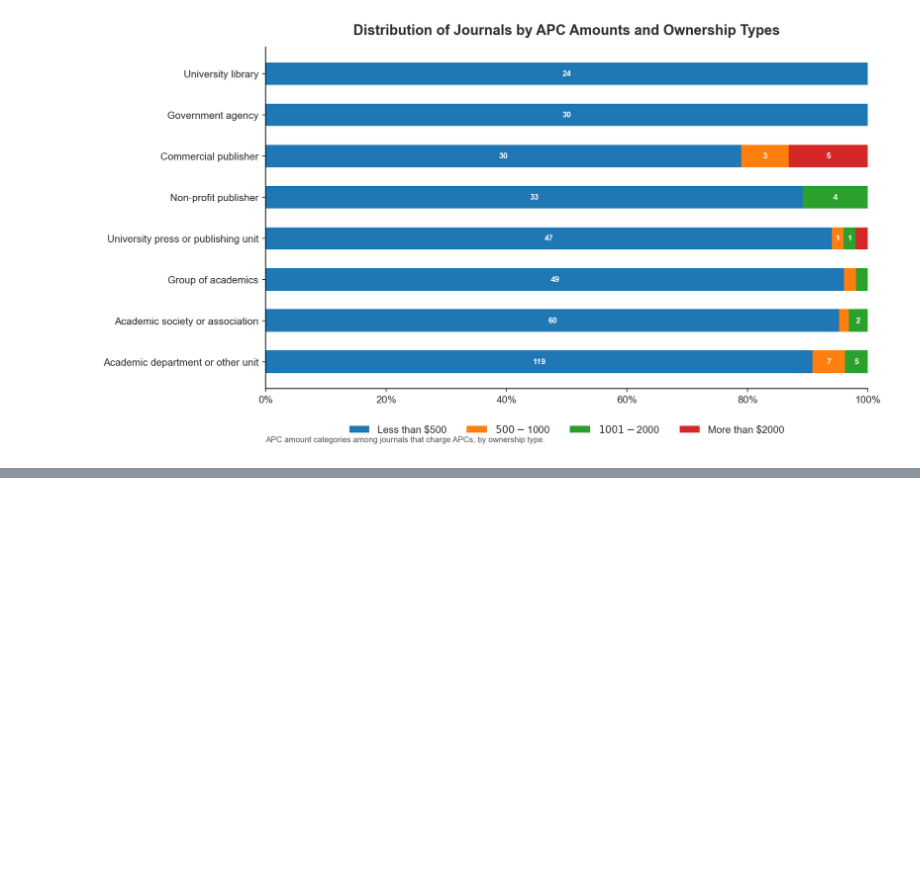
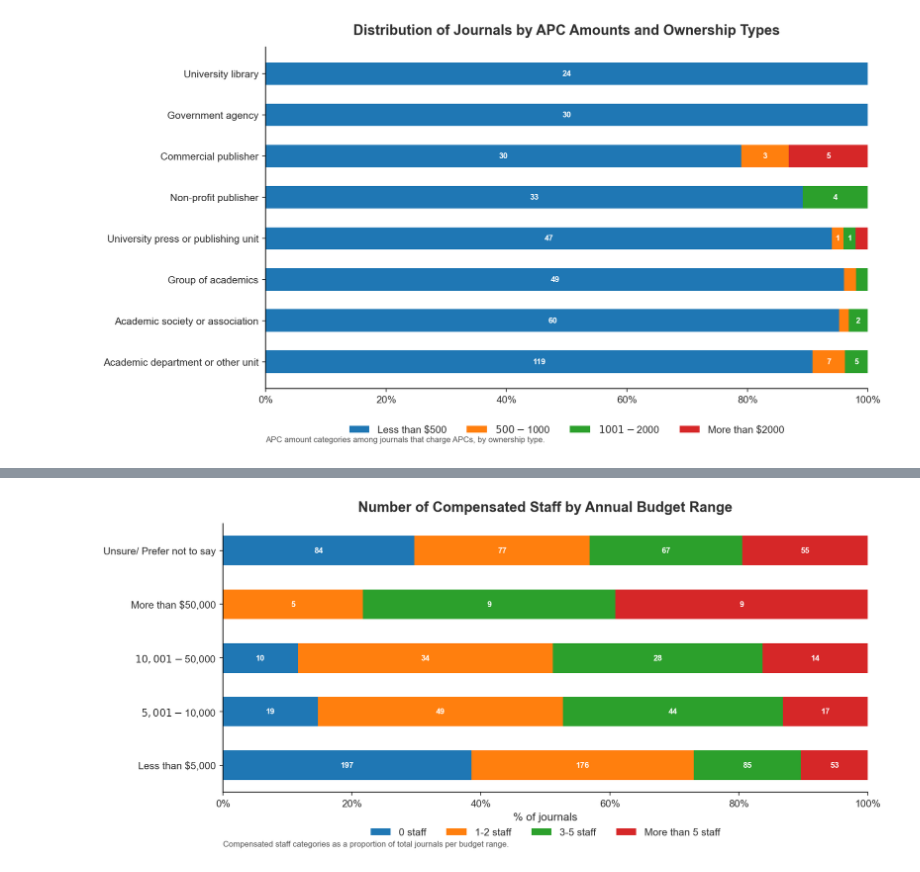
Before and after one commit to taniapoc/data-viz, a Jupyter notebook: side quest into beautiful graphs/graphs.ipynb, the cells around one changed output, grey strips where cells are left out. Cells and saved outputs as stored; diff of their text form; code cells hidden in the pictures; blank space fills up the shorter version.

```diff
--- a/side quest into beautiful graphs/graphs.ipynb
+++ b/side quest into beautiful graphs/graphs.ipynb
@@ -268,0 +454,18 @@ plt.show()
+# %%
+staff_budget = {
+    'Budget Range': [
+        'Less than $5,000',
+        '$5,001-$10,000',
+        '$10,001-$50,000',
+        'More than $50,000',
+        'Unsure/ Prefer not to say',
+    ],
+    '0':           [197, 19, 10,  0, 84],
+    '1-2':         [176, 49, 34,  5, 77],
+    '3-5':         [ 85, 44, 28,  9, 67],
+    'More than 5': [ 53, 17, 14,  9, 55],
+}
+
+df_staff = pd.DataFrame(staff_budget).set_index('Budget Range')
+df_staff['Grand Total'] = df_staff.sum(axis=1)
+df_staff
@@ -268,0 +480,48 @@ plt.show()
+# %%
+staff_cols = ['0', '1-2', '3-5', 'More than 5']
+
+pct_df     = df_staff[staff_cols].div(df_staff['Grand Total'], axis=0)
+df_aligned = df_staff.loc[pct_df.index]
+
+TITLE   = 'Number of Compensated Staff by Annual Budget Range'
+XLABEL  = '% of journals'
+CAPTION = 'Compensated staff categories as a proportion of total journals per budget range.'
+
+BAR_COLORS = [COLORS['palette'][0], COLORS['palette'][1],
+              COLORS['palette'][2], COLORS['palette'][3]]
+
+fig, ax = plt.subplots(figsize=(11, 5))
+
+lefts = [0] * len(pct_df)
+bars_list = []
+
+for col, color in zip(staff_cols, BAR_COLORS):
+    bars = ax.barh(pct_df.index, pct_df[col], left=lefts,
+                   color=color, label=f'{col} staff', height=0.55)
+    bars_list.append((bars, col))
+    lefts = [l + v for l, v in zip(lefts, pct_df[col])]
+
+for bars, col in bars_list:
+    for bar, region in zip(bars, pct_df.index):
+        w = bar.get_width()
+        if w > 0.04:
+            n = df_aligned.loc[region, col]
+            ax.text(bar.get_x() + w / 2, bar.get_y() + bar.get_height() / 2,
+                    str(int(n)), ha='center', va='center',
+                    color='white', fontsize=8, fontweight='bold')
+
+ax.xaxis.set_major_formatter(mtick.PercentFormatter(xmax=1))
+ax.set_xlim(0, 1)
+ax.set_title(TITLE)
+ax.set_xlabel(XLABEL)
+
+ax.legend(loc='upper center', bbox_to_anchor=(0.5, -0.1),
+          ncols=4, bbox_transform=ax.transAxes)
+
+fig.text(0.0, -0.18, CAPTION, ha='left', va='top',
+         fontsize=8, color='#555555', transform=ax.transAxes)
+
+plt.tight_layout()
+plt.show()
+# %% [output]
+[figure, added]
```
Also changed, not shown: parts of 15 cells of this notebook.
